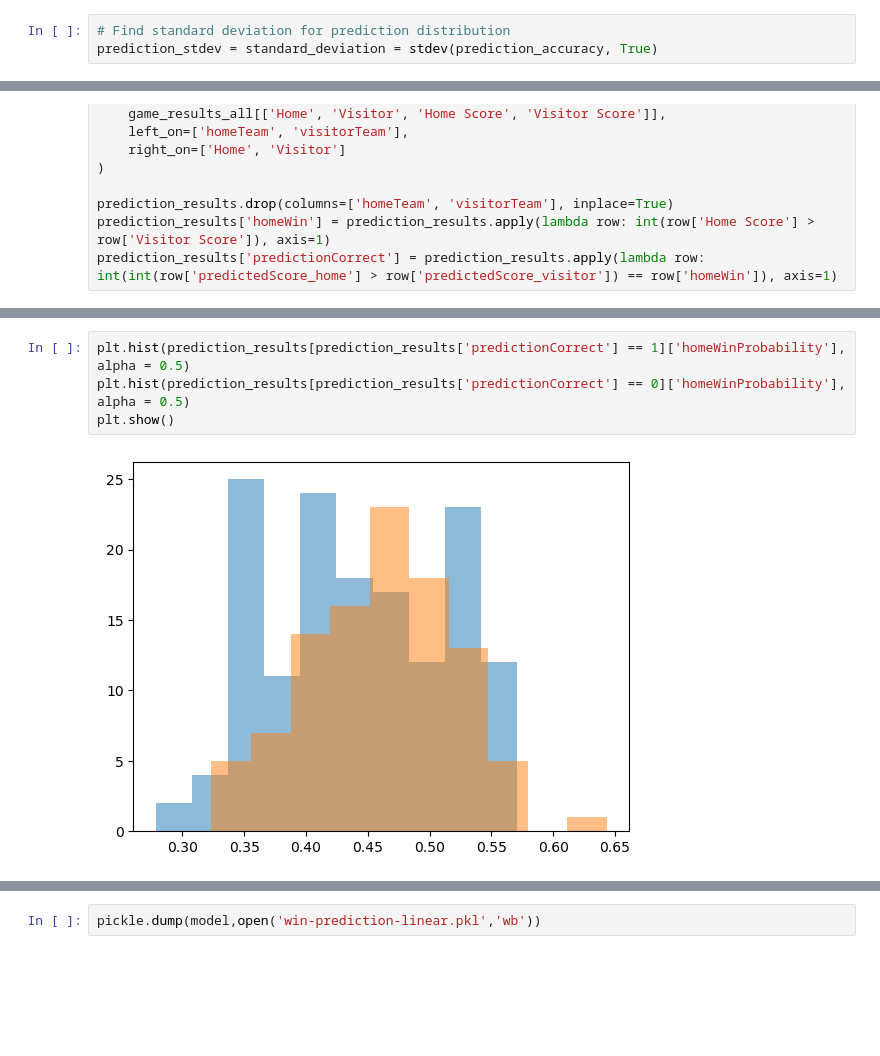
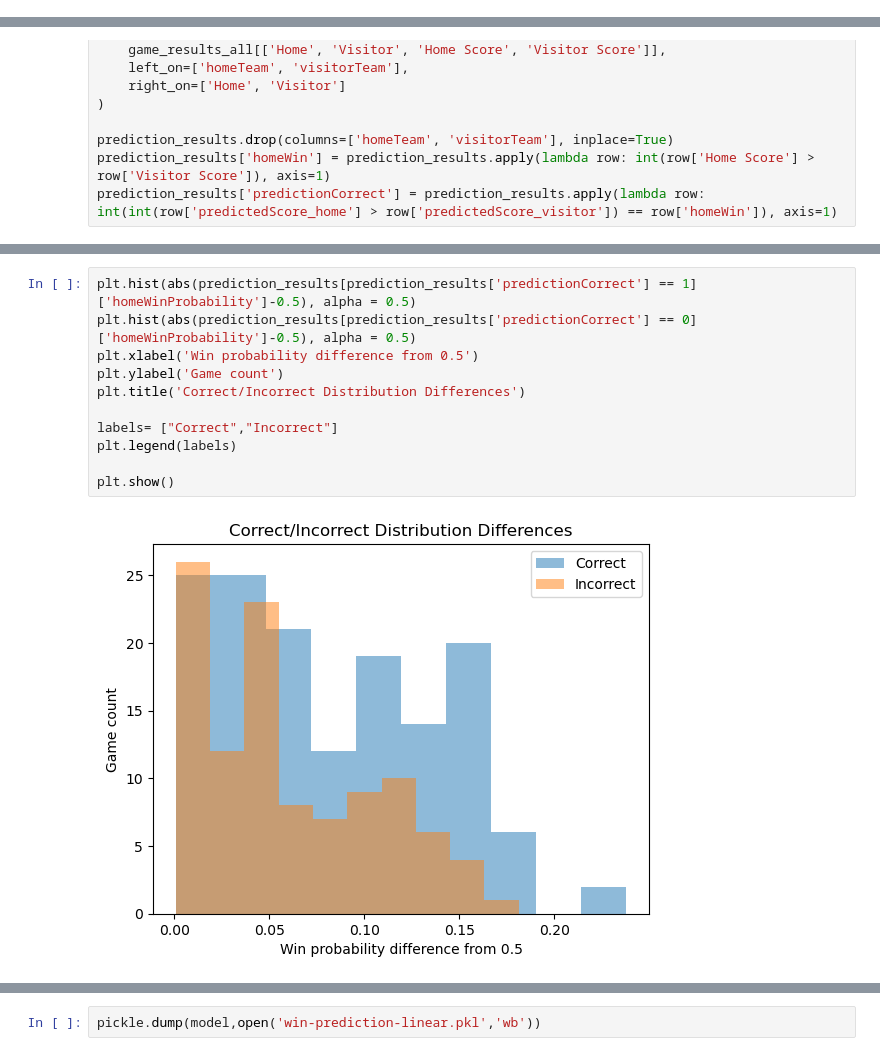
Before and after one commit to DennisKreger/NFL_Performance_Linemen, a Jupyter notebook: ml/secondary-model-win-prediction-linear-regression.ipynb, the cells around one changed output, grey strips where cells are left out. Saved outputs shown, nothing was run; the diff lists cells and outputs as text; blank space fills up the shorter version.

Commit message:
Updated statistical analysis and added results to README.md

```diff
--- a/ml/secondary-model-win-prediction-linear-regression.ipynb
+++ b/ml/secondary-model-win-prediction-linear-regression.ipynb
@@ -159,6 +148,3 @@ plt.show()
-# %%
-# Find standard deviation for prediction distribution
-prediction_stdev = standard_deviation = stdev(prediction_accuracy, True)
 # %%
 # Prepare 2021 prediction input
 matchups = games.copy()
@@ -271,6 +234,13 @@ plt.show()
 # %%
-plt.hist(prediction_results[prediction_results['predictionCorrect'] == 1]['homeWinProbability'], alpha = 0.5)
-plt.hist(prediction_results[prediction_results['predictionCorrect'] == 0]['homeWinProbability'], alpha = 0.5)
+plt.hist(abs(prediction_results[prediction_results['predictionCorrect'] == 1]['homeWinProbability']-0.5), alpha = 0.5)
+plt.hist(abs(prediction_results[prediction_results['predictionCorrect'] == 0]['homeWinProbability']-0.5), alpha = 0.5)
+plt.xlabel('Win probability difference from 0.5')
+plt.ylabel('Game count')
+plt.title('Correct/Incorrect Distribution Differences')
+
+labels= ["Correct","Incorrect"]
+plt.legend(labels)
+
 plt.show()
 # %% [output]
-[figure, old version]
+[figure, new version]
```
Also changed, not shown: parts of 10 cells of this notebook, 3 other files.
